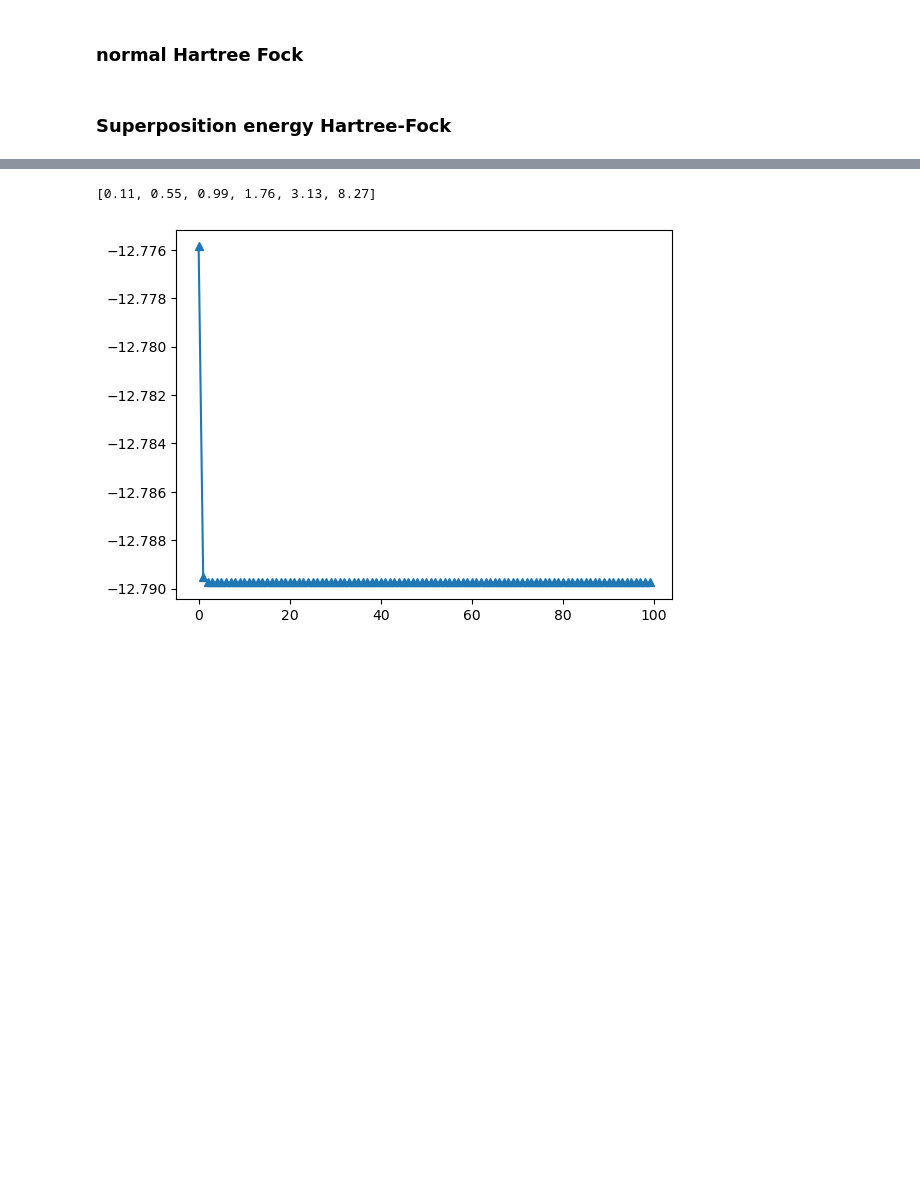
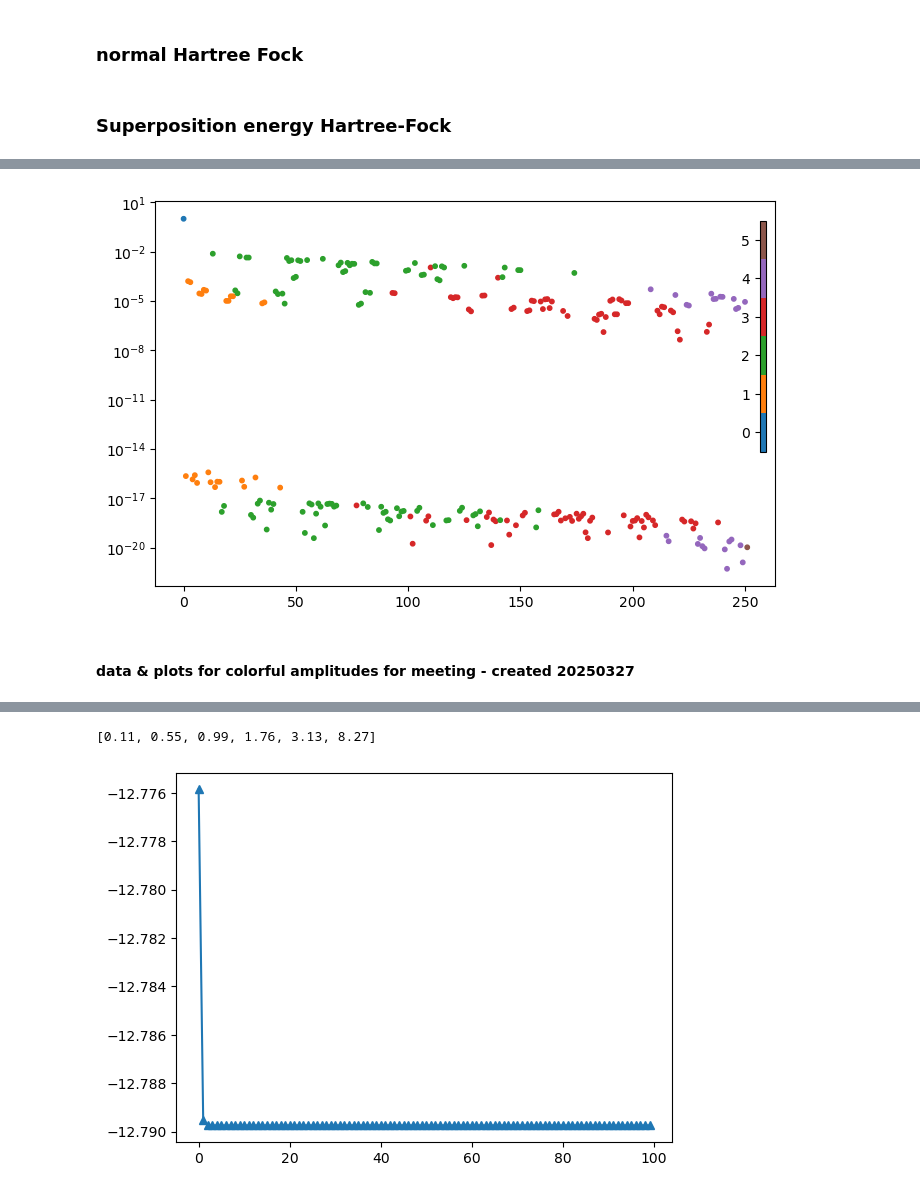
Before and after one commit to Arash-H-Jafarizadeh/Fermionic-State-Preparation, a Jupyter notebook: Fermionic_Hartree_Fock_Method(Adam).ipynb, the cells around one changed output, grey strips where cells are left out. Saved outputs shown, nothing was run; the diff lists cells and outputs as text; code cells hidden in the pictures; blank space fills up the shorter version.

Commit message:
finishing the plots for colorful amps

```diff
--- a/Fermionic_Hartree_Fock_Method(Adam).ipynb
+++ b/Fermionic_Hartree_Fock_Method(Adam).ipynb
@@ -553,0 +518,79 @@ fig.show()
+# %%
+custom_color = True
+sorted = False
+histo = False
+
+fig, ax = pl.subplots(1,1, figsize=(8, 5))
+ax.set_yscale('log')
+
+# ####if custom_color:
+Ncolors = L//2 + 1
+colmap = pl.get_cmap('tab10')
+new_colors = colmap(np.linspace(0, 1, 10)[:Ncolors])
+custom_cmap = pl_colors.ListedColormap(new_colors)
+im = ax.scatter(x_data, amps, c=dist8, s=10, cmap=custom_cmap)
+
+
+# ####### if sorted
+# order = np.argsort(amps)[::-1]
+# amps = amps[order]
+# dist8 = np.array(dist8)[order]
+# im = ax.scatter(x_data, amps, c=dist8, s=10, cmap=custom_cmap)
+# im = ax.scatter(x_data, amps, c=dist8, s=10, cmap='tab10')
+
+# ####### if colorbar original
+# fig.colorbar(im, extend='both', ticks=[1, 2, 3, 4])
+
+# ####### if colorbar inside
+cbar_ax = ax.inset_axes(
+    [0.975,0.35,0.01,0.6]
+    # width="50%",  # width: 50% of parent_bbox width
+    # height="5%",  # height: 5%
+    # loc="upper right",
+)
+# fig.colorbar(im, cax=cbar_ax, ticks=np.arange(0,L//2+1), location='left')#, extend='both', )
+cbar = fig.colorbar(im, cax=cbar_ax, location='left')#, extend='both', )
+
+n_clusters = L//2+1
+tick_locs = (np.arange(n_clusters) + 0.5)*(n_clusters-1)/n_clusters
+tick_labs = [str(x) for x in range(L//2+1)]
+cbar.set_ticks(ticks = tick_locs, labels=tick_labs)
+# cbar.set_xticklabels(tick_labs)  # horizontal colorbar
+
+# ####### if histogram
+# ax_histy = ax.inset_axes([1.01, 0, 0.25, 1], sharey=ax)
+# # ax_histy.tick_params(axis="y", labelleft=False)
+# max_lim, min_lim = np.max(amps), np.min(amps)
+# binwidth = 1.e-2
+# # bins = np.arange(-lim, lim + binwidth, binwidth)
+# # hist, binn, _ = ax_histy.hist(dist8, bins=10, orientation='horizontal', histtype='step', stacked=True, fill=False)
+# logbins = np.logspace(np.log10(0.001),np.log10(5.001), 10)
+# hist, binn, _ = ax_histy.hist(dist8, bins=logbins, orientation='horizontal', histtype='step', stacked=True, fill=False)
+
+pl.show()
+
+# colmap = pl.get_cmap('tab10')
+# print(colmap)
+# new_colors = colmap(np.linspace(0, 1, 8))
+# print(new_colors)
+# xxxxxxxxxxxxxxxxxxxxxxxxxxxxxxxxxxxxxxxxxxxxxxxxxxxxxx
+# colmap = pl_colors.Colormap('tab10')
+# print(colmap)
+# import matplotlib
+# colmap = matplotlib.colormaps['tab10']
+# print(colmap)
+# colmap = matplotlib.colormaps.get_cmap('Spectral')
+# print(colmap)
+# xxxxxxxxxxxxxxxxxxxxxxxxxxxxxxxxxxxxxxxxxxxxxxxxxxxxxx
+print("")
+
+# ax[fig_num].set_title(f"V={Vs}", y = 0.91)
+# # ax[fig_num].legend(loc='best')
+# ax[fig_num].grid(which='major', axis='both', linestyle=':')
+# ax[fig_num].tick_params(direction='in', labelsize=7)
+
+# fig.suptitle(r"Energy density error ($|\frac{E-E_{*}}{L}|$) for different L's and V's ($E_{_*}=E_{dmrg}$ or $E_{ed}$)", fontsize='large', y=0.9001)
+# %% [output]
+[figure, added]
+# %% [markdown]
+#### data & plots for colorful amplitudes for meeting - created 20250327
```
Also changed, not shown: parts of 11 cells of this notebook.
